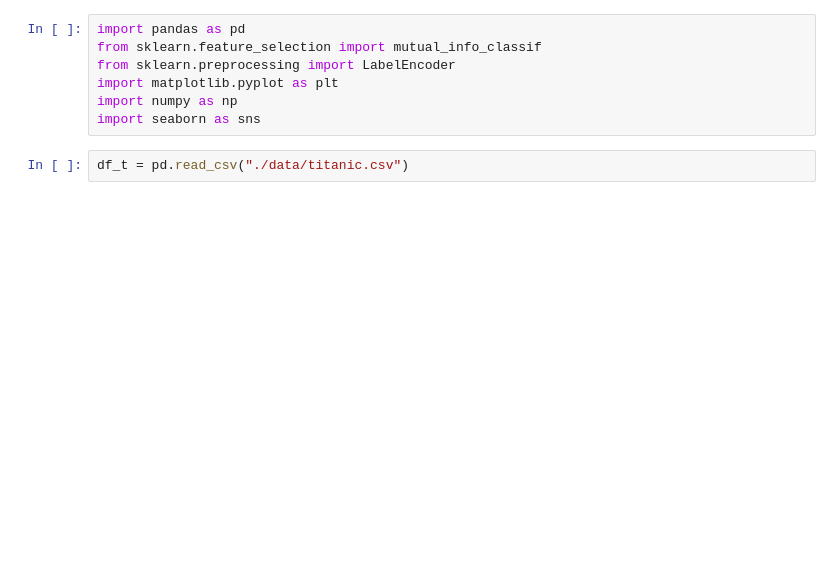
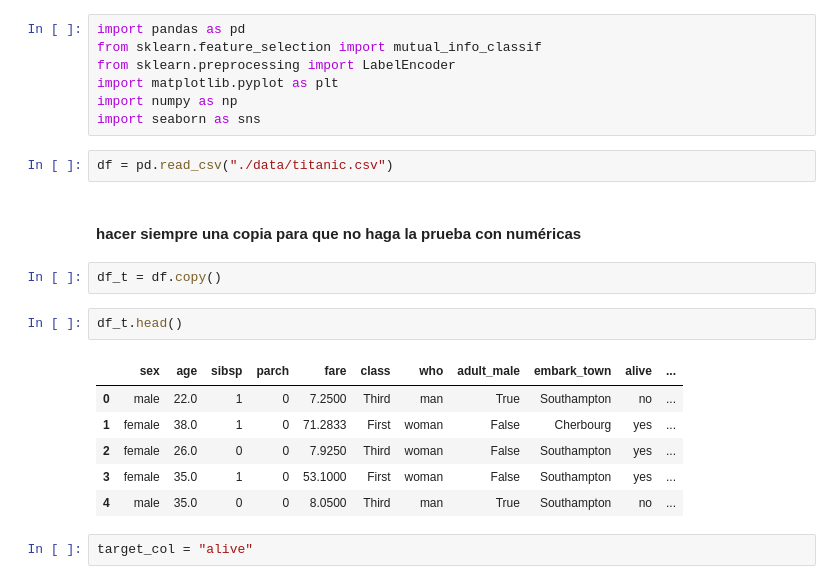
Before and after one commit to LucasZV/ONLINE_DS_THEBRIDGE_-LA_PINTA-, a Jupyter notebook: ML_ToolBox/ml_toolbox_II_funciones_cat/ML_ToolBox_II_funciones _cat.ipynb, the cells around one changed output. Cells and saved outputs as stored; diff of their text form; blank space fills up the shorter version.

```diff
--- a/ML_ToolBox/ml_toolbox_II_funciones_cat/ML_ToolBox_II_funciones _cat.ipynb
+++ b/ML_ToolBox/ml_toolbox_II_funciones_cat/ML_ToolBox_II_funciones _cat.ipynb
@@ -6,7 +6,22 @@ import matplotlib.pyplot as plt
 import numpy as np
 import seaborn as sns
 # %%
-df_t = pd.read_csv("./data/titanic.csv")
+df = pd.read_csv("./data/titanic.csv")
+# %% [markdown]
+#### hacer siempre una copia para que no haga la prueba con numéricas
+# %%
+df_t = df.copy()
+# %%
+df_t.head()
+# %% [output]
+|  | sex | age | sibsp | parch | fare | class | who | adult_male | embark_town | alive | ... |
+| 0 | male | 22.0 | 1 | 0 | 7.2500 | Third | man | True | Southampton | no | ... |
+| 1 | female | 38.0 | 1 | 0 | 71.2833 | First | woman | False | Cherbourg | yes | ... |
+| 2 | female | 26.0 | 0 | 0 | 7.9250 | Third | woman | False | Southampton | yes | ... |
+| 3 | female | 35.0 | 1 | 0 | 53.1000 | First | woman | False | Southampton | yes | ... |
+| 4 | male | 35.0 | 0 | 0 | 8.0500 | Third | man | True | Southampton | no | ... |
+# %%
+target_col = "alive"
 # %%
 
 
```
Also changed, not shown: parts of 5 cells of this notebook.
